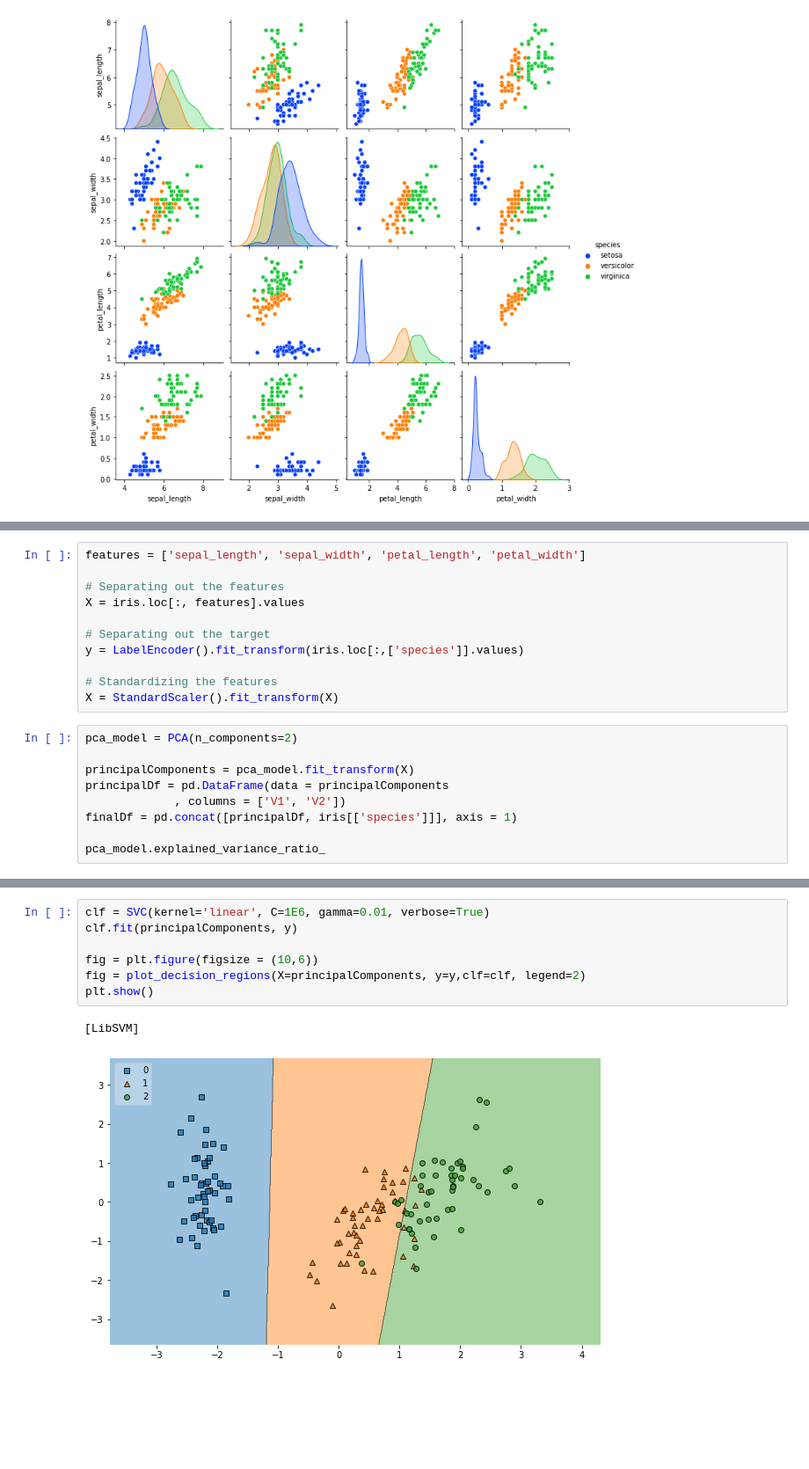
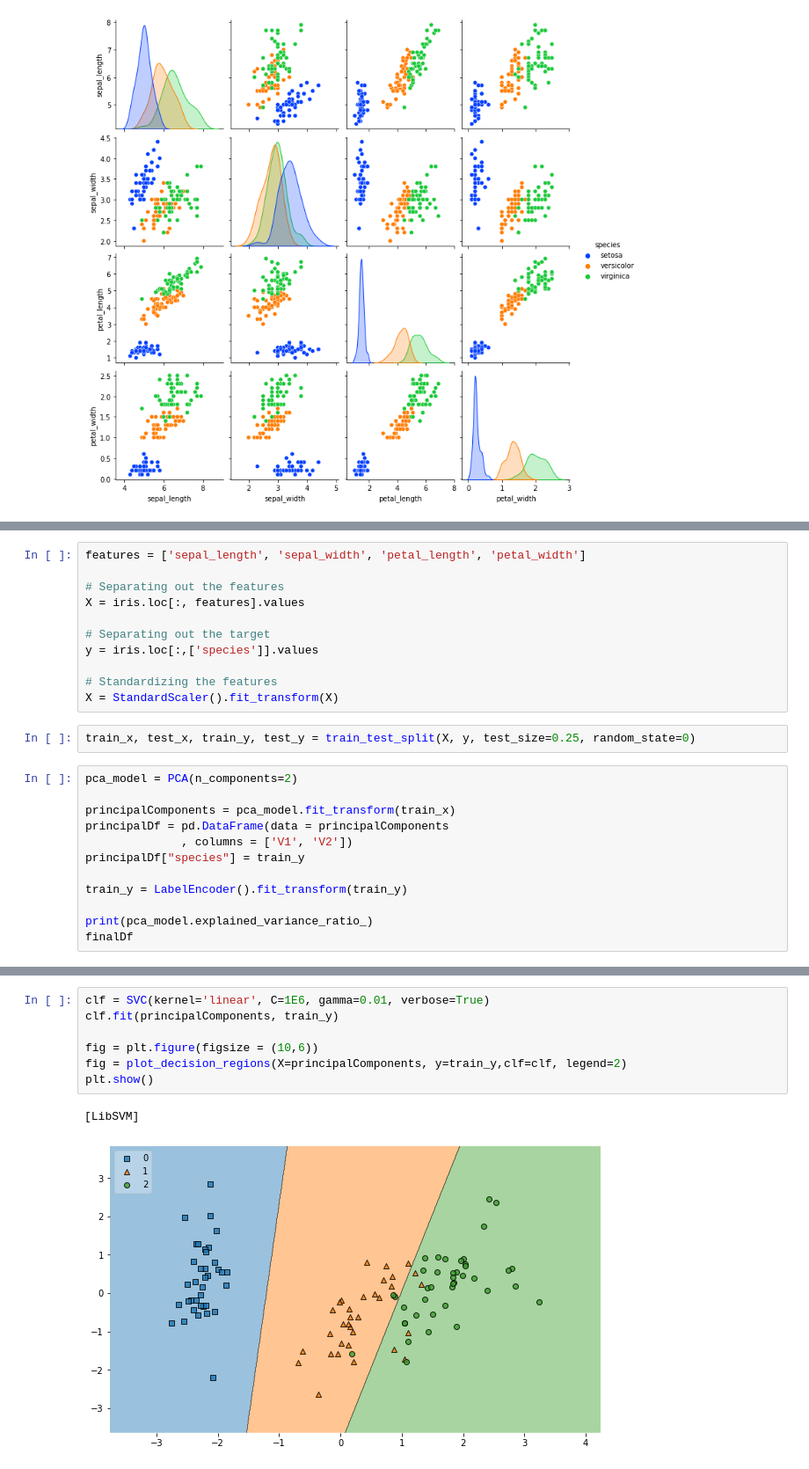
Before and after one commit to 37khalil/SVM-Implementation, a Jupyter notebook: Car_SVM_Classification.ipynb, the cells around one changed output, grey strips where cells are left out. Shown at 88% size. Drawn from its saved outputs; the diff is of its cells as text; blank space fills up the shorter version.

```diff
--- a/Car_SVM_Classification.ipynb
+++ b/Car_SVM_Classification.ipynb
@@ -172,17 +173,22 @@ features = ['sepal_length', 'sepal_width', 'petal_length', 'petal_width']
 X = iris.loc[:, features].values
 
 # Separating out the target
-y = LabelEncoder().fit_transform(iris.loc[:,['species']].values)
+y = iris.loc[:,['species']].values
 
 # Standardizing the features
 X = StandardScaler().fit_transform(X)
+# %%
+train_x, test_x, train_y, test_y = train_test_split(X, y, test_size=0.25, random_state=0)
 # %%
 pca_model = PCA(n_components=2)
 
-principalComponents = pca_model.fit_transform(X)
+principalComponents = pca_model.fit_transform(train_x)
 principalDf = pd.DataFrame(data = principalComponents
-             , columns = ['V1', 'V2'])
-finalDf = pd.concat([principalDf, iris[['species']]], axis = 1)
+              , columns = ['V1', 'V2'])
+principalDf["species"] = train_y
 
-pca_model.explained_variance_ratio_
+train_y = LabelEncoder().fit_transform(train_y)
+
+print(pca_model.explained_variance_ratio_)
+finalDf
 # %% [output]
@@ -206,11 +227,11 @@ ax.grid()
 [figure]
 # %%
 clf = SVC(kernel='linear', C=1E6, gamma=0.01, verbose=True)
-clf.fit(principalComponents, y)
+clf.fit(principalComponents, train_y)
 
 fig = plt.figure(figsize = (10,6))
-fig = plot_decision_regions(X=principalComponents, y=y,clf=clf, legend=2)
+fig = plot_decision_regions(X=principalComponents, y=train_y,clf=clf, legend=2)
 plt.show()
 # %% [output]
 [LibSVM]
-[figure, old version]
+[figure, new version]
```
Also changed, not shown: parts of 8 cells of this notebook.
